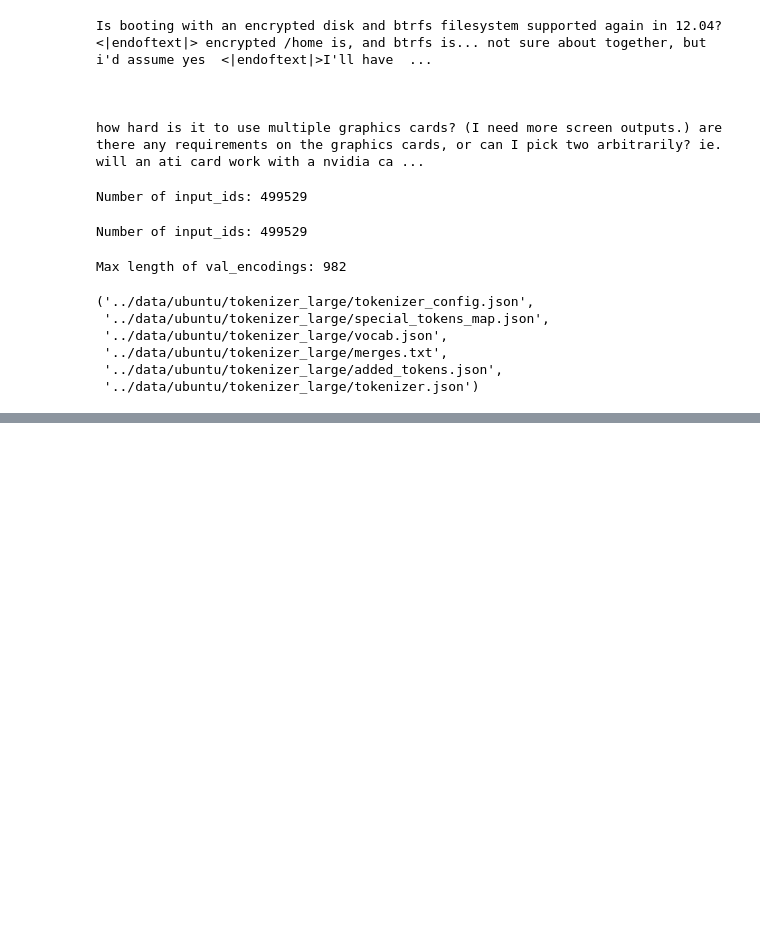
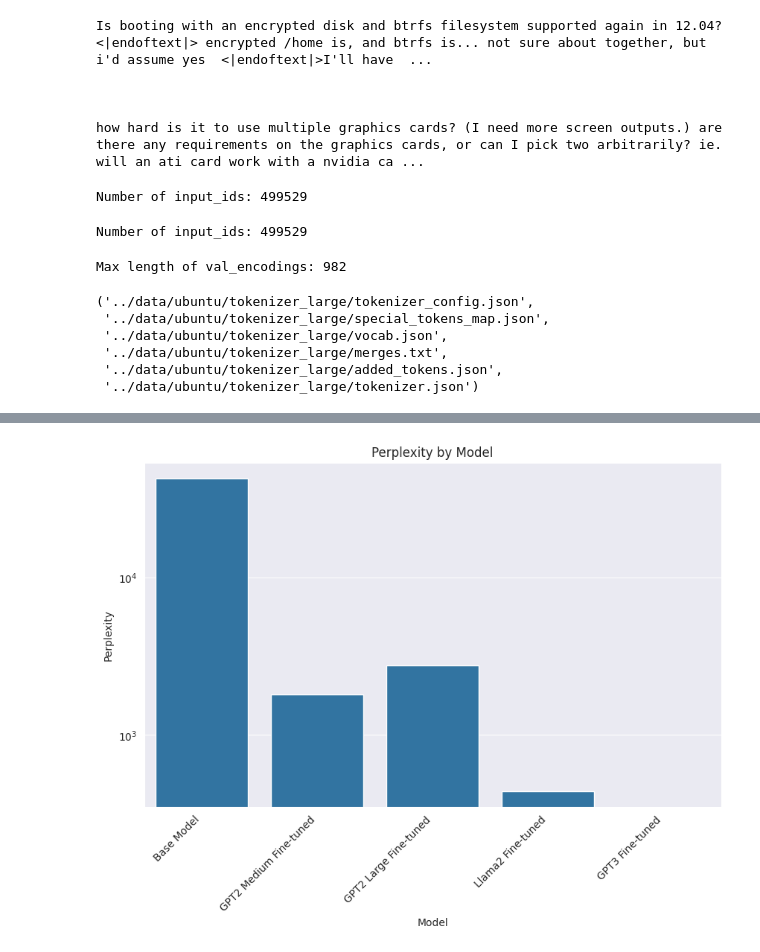
Before and after one commit to jeffreykthomas/AAI-520-Final-Project, a Jupyter notebook: AAI_520_Final_Project.ipynb, the cells around one changed output, grey strips where cells are left out. Drawn from its saved outputs; the diff is of its cells as text; code cells hidden in the pictures; blank space fills up the shorter version.

```diff
--- a/AAI_520_Final_Project.ipynb
+++ b/AAI_520_Final_Project.ipynb
@@ -856,0 +1194,13 @@ average_bleu, average_rouge = get_average_evaluation_scores(base_model, test_enc
+# %%
+# Convert perplexity to scalar
+results_df['Perplexity'] = results_df['Perplexity'].apply(lambda x: float(x))
+# %%
+# Plot perplexity on log scale
+fig, ax = plt.subplots(figsize=(10, 6))
+ax = sns.barplot(x='Model', y='Perplexity', data=results_df)
+ax.set_xticklabels(ax.get_xticklabels(), rotation=45, horizontalalignment='right')
+ax.set_title('Perplexity by Model')
+ax.set_yscale('log')
+plt.show()
+# %% [output]
+[figure, added]
```
Also changed, not shown: parts of 98 cells of this notebook, 4 other files.
